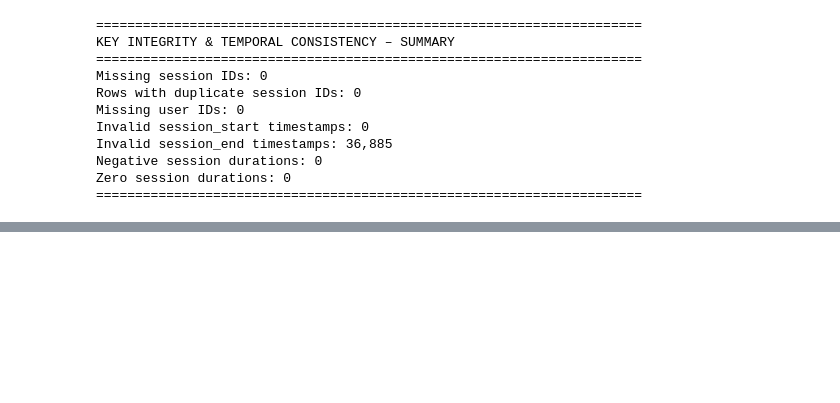
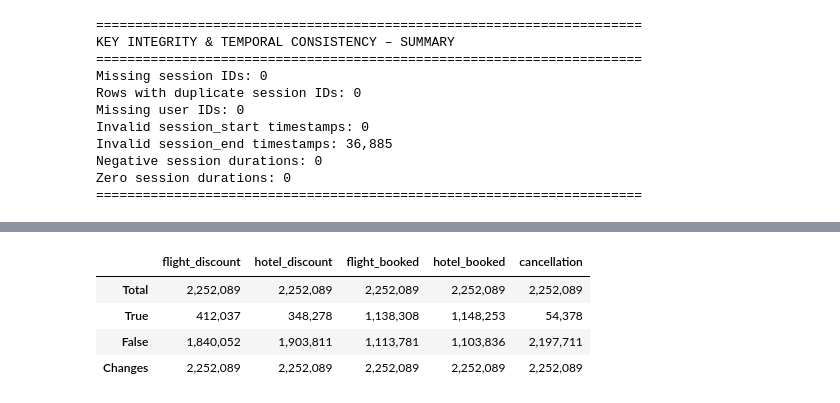
Before and after one commit to CJJRumpf/TravelTide, a Jupyter notebook: notebooks/04_sessions_inspection.ipynb, the cells around one changed output, grey strips where cells are left out. Saved outputs shown, nothing was run; the diff lists cells and outputs as text; code cells hidden in the pictures; blank space fills up the shorter version.

```diff
--- a/notebooks/04_sessions_inspection.ipynb
+++ b/notebooks/04_sessions_inspection.ipynb
@@ -560,0 +1352,75 @@ Zero session durations: 0
+# %%
+# 4.7.Find, Check and Convert Binary Columns
+
+import pandas as pd
+
+# 1. Find all columns with exactly two unique values
+binary_columns = []
+
+for col in sessions.columns:
+    if sessions[col].nunique(dropna=True) == 2:
+        binary_columns.append(col)
+
+print("BINARY COLUMNS FOUND")
+print("-" * 60)
+print(f"Number of columns found: {len(binary_columns)}")
+
+# 2. Check whether the identified columns contain NaN
+nan_columns = []
+
+for col in binary_columns:
+    nan_count = sessions[col].isna().sum()
+
+    if nan_count > 0:
+        nan_columns.append(col)
+
+    print(
+        f"{col}: NaN contained = {'YES' if nan_count > 0 else 'NO'} "
+        f"({nan_count:,} NaN values)"
+    )
+
+print("\nColumns containing NaN:")
+print(nan_columns if nan_columns else "None")
+
+# 3. Create a table with the original t/f counts
+boolean_counts = pd.DataFrame(index=["Total", "True", "False", "Changes"])
+
+for col in binary_columns:
+    values = sessions[col].astype("string").str.strip().str.lower()
+
+    t_count = (values == "t").sum()
+    f_count = (values == "f").sum()
+
+    # Total number of t and f values before conversion
+    total_count = t_count + f_count
+
+    # Only convert columns containing exclusively t/f (ignoring NaN)
+    if values.dropna().isin(["t", "f"]).all():
+        sessions[col] = values.map({"t": True, "f": False}).astype("boolean")
+
+        true_count = (sessions[col] == True).sum()
+        false_count = (sessions[col] == False).sum()
+
+        # Number of values successfully converted
+        changes = true_count + false_count
+
+        boolean_counts.loc["Total", col] = total_count
+        boolean_counts.loc["True", col] = true_count
+        boolean_counts.loc["False", col] = false_count
+        boolean_counts.loc["Changes", col] = changes
+
+    else:
+        print(
+            f"WARNING: Column '{col}' was not converted. "
+            "It contains values other than t/f."
+        )
+
+# 4. Remove columns that were not converted
+boolean_counts = boolean_counts.dropna(axis=1, how="all")
+
+# 5. Format table
+boolean_counts = boolean_counts.fillna(0).astype(int)
+
+print("\nBOOLEAN VALUE DISTRIBUTION")
+display(boolean_counts.style.format("{:,}"))
+# %% [output]
@@ -560,0 +1440,5 @@ Zero session durations: 0
+|  | flight_discount | hotel_discount | flight_booked | hotel_booked | cancellation |
+| Total | 2,252,089 | 2,252,089 | 2,252,089 | 2,252,089 | 2,252,089 |
+| True | 412,037 | 348,278 | 1,138,308 | 1,148,253 | 54,378 |
+| False | 1,840,052 | 1,903,811 | 1,113,781 | 1,103,836 | 2,197,711 |
+| Changes | 2,252,089 | 2,252,089 | 2,252,089 | 2,252,089 | 2,252,089 |
```
Also changed, not shown: parts of 13 cells of this notebook, 1 other file.
